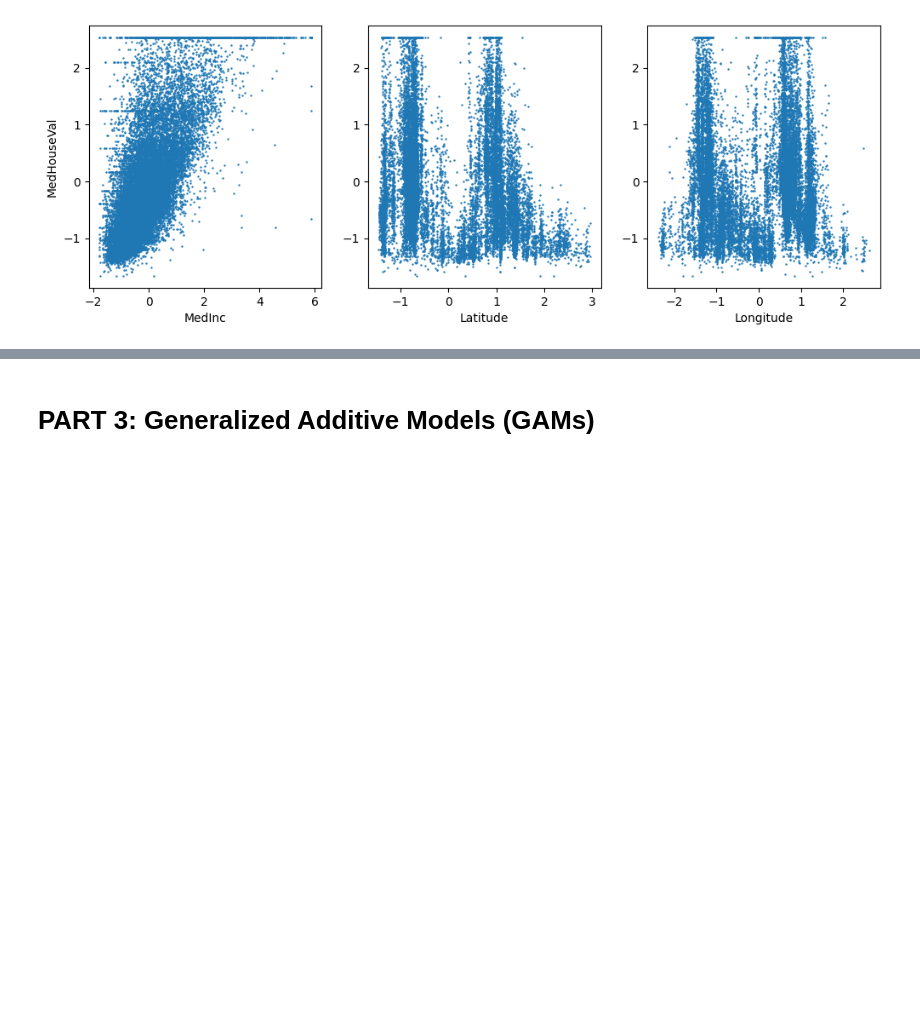
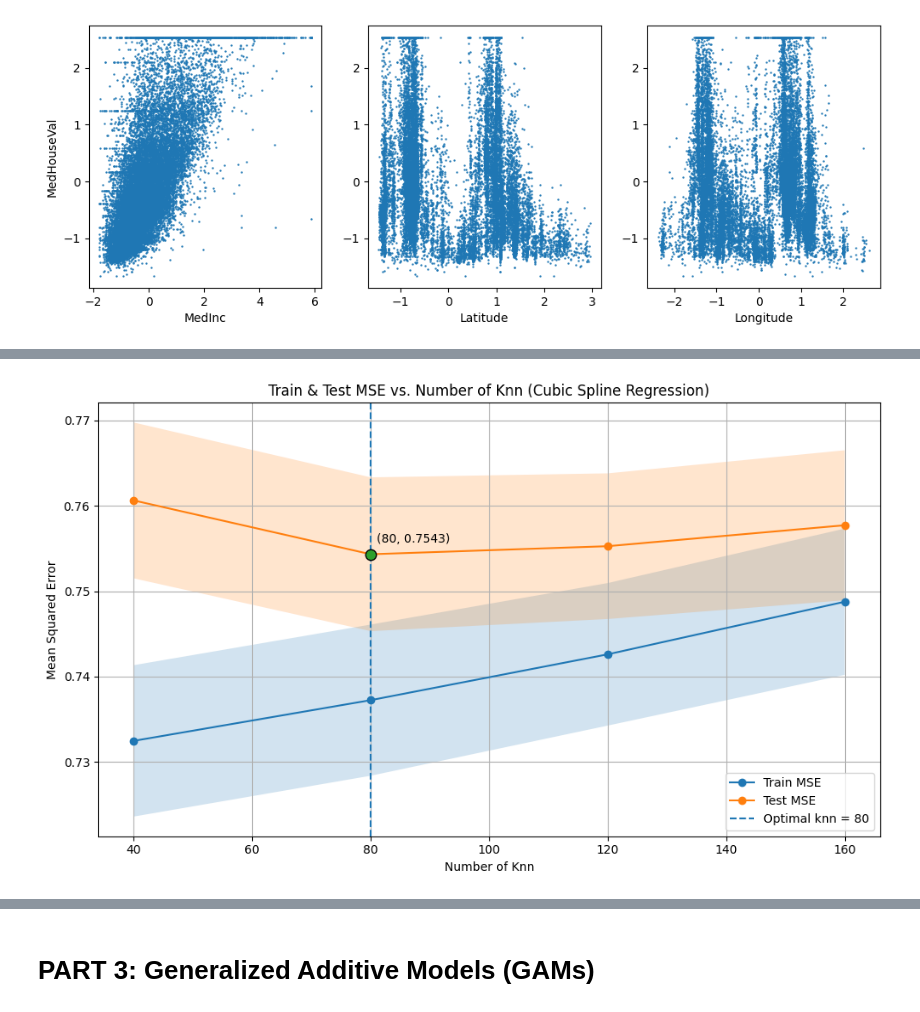
Before and after one commit to dannylam2502/CMPE257, a Jupyter notebook: W6S1.ipynb, the cells around one changed output, grey strips where cells are left out. Drawn from its saved outputs; the diff is of its cells as text; code cells hidden in the pictures; blank space fills up the shorter version.

```diff
--- a/W6S1.ipynb
+++ b/W6S1.ipynb
@@ -464,11 +531,45 @@ KeyboardInterrupt:
 # %%
 # Exercise 5: reuse your code from exeercise #3 to plot mean values, along with mean ± std, for both
 # the train MSE and test MSE computed in the previous simulations vs the number of nearest neighbors
 # used in each simulation. Display the corresponding optimal number of nearest neighbors that produced
 # the smallest test MSE. (Note: all values required for the plots are contained in the scores dataframe)
 
 optknns = scores.sort_values(by='ts_avg')['knn'].values[0]
 
-# add your code here...
+
+# Get the optimal test MSE value for annotation
+opt_ts_mse = scores.loc[scores['knn'] == optknns, 'ts_avg'].iloc[0]
+
+x = scores['knn'].values
+
+plt.figure(figsize=(10, 6))
+
+# Train: mean line + ± std band
+plt.plot(x, scores['tr_avg'], marker='o', label='Train MSE')
+plt.fill_between(x, scores['tr_avg'] - scores['tr_std'], scores['tr_avg'] + scores['tr_std'], alpha=0.2)
+
+# Test: mean line + ± std band
+plt.plot(x, scores['ts_avg'], marker='o', label='Test MSE')
+plt.fill_between(x, scores['ts_avg'] - scores['ts_std'], scores['ts_avg'] + scores['ts_std'], alpha=0.2)
+
+# Mark optimal knots (smallest test MSE)
+plt.axvline(optknns, linestyle='--', label=f'Optimal knn = {int(optknns)}')
+plt.scatter([optknns], [opt_ts_mse], s=80, edgecolor='k', zorder=5)
+
+# Annotate the optimal point
+plt.annotate(f'({int(optknns)}, {opt_ts_mse:.4f})',
+             xy=(optknns, opt_ts_mse),
+             xytext=(5, 10),
+             textcoords='offset points')
+
+plt.xlabel('Number of Knn')
+plt.ylabel('Mean Squared Error')
+plt.title('Train & Test MSE vs. Number of Knn (Cubic Spline Regression)')
+plt.grid(True)
+plt.legend()
+plt.tight_layout()
+plt.show()
+# %% [output]
+[figure, added]
 # %%
 # What are you main observations from the plot generated in exercise #5?
```
Also changed, not shown: parts of 25 cells of this notebook.
